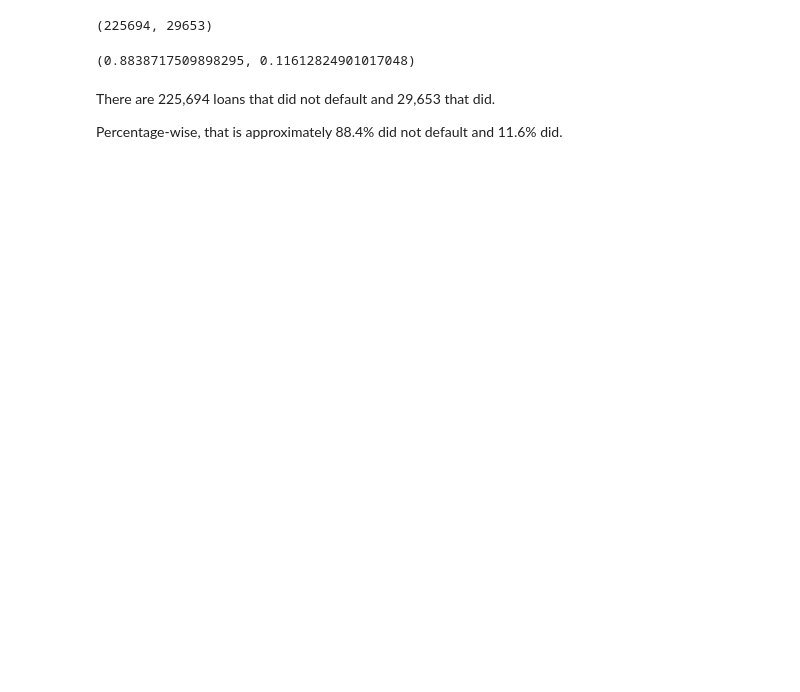
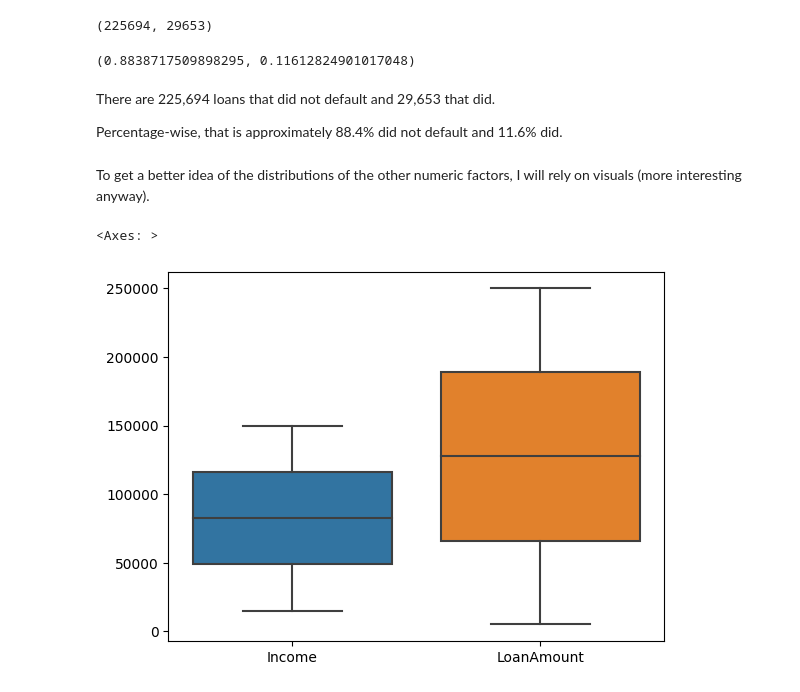
Before and after one commit to the-ethical-ai/Loan_default, a Jupyter notebook: loan_default_notebook.ipynb, the cells around one changed output. Cells and saved outputs as stored; diff of their text form; code cells hidden in the pictures; blank space fills up the shorter version.

Commit message:
added two plots

```diff
--- a/loan_default_notebook.ipynb
+++ b/loan_default_notebook.ipynb
@@ -113,3 +115,12 @@ df[df['Default'] == 1].count()['Default'] / df.shape[0]
 There are 225,694 loans that did not default and 29,653 that did.
 
 Percentage-wise, that is approximately 88.4% did not default and 11.6% did.
+# %% [markdown]
+To get a better idea of the distributions of the other numeric factors, I will rely on visuals (more interesting
+anyway).
+# %%
+### Boxplot for income and loan amounts
+sns.boxplot(df[['Income', 'LoanAmount']])
+# %% [output]
+<Axes: >
+[figure, added]
```
Also changed, not shown: parts of 5 cells of this notebook.
